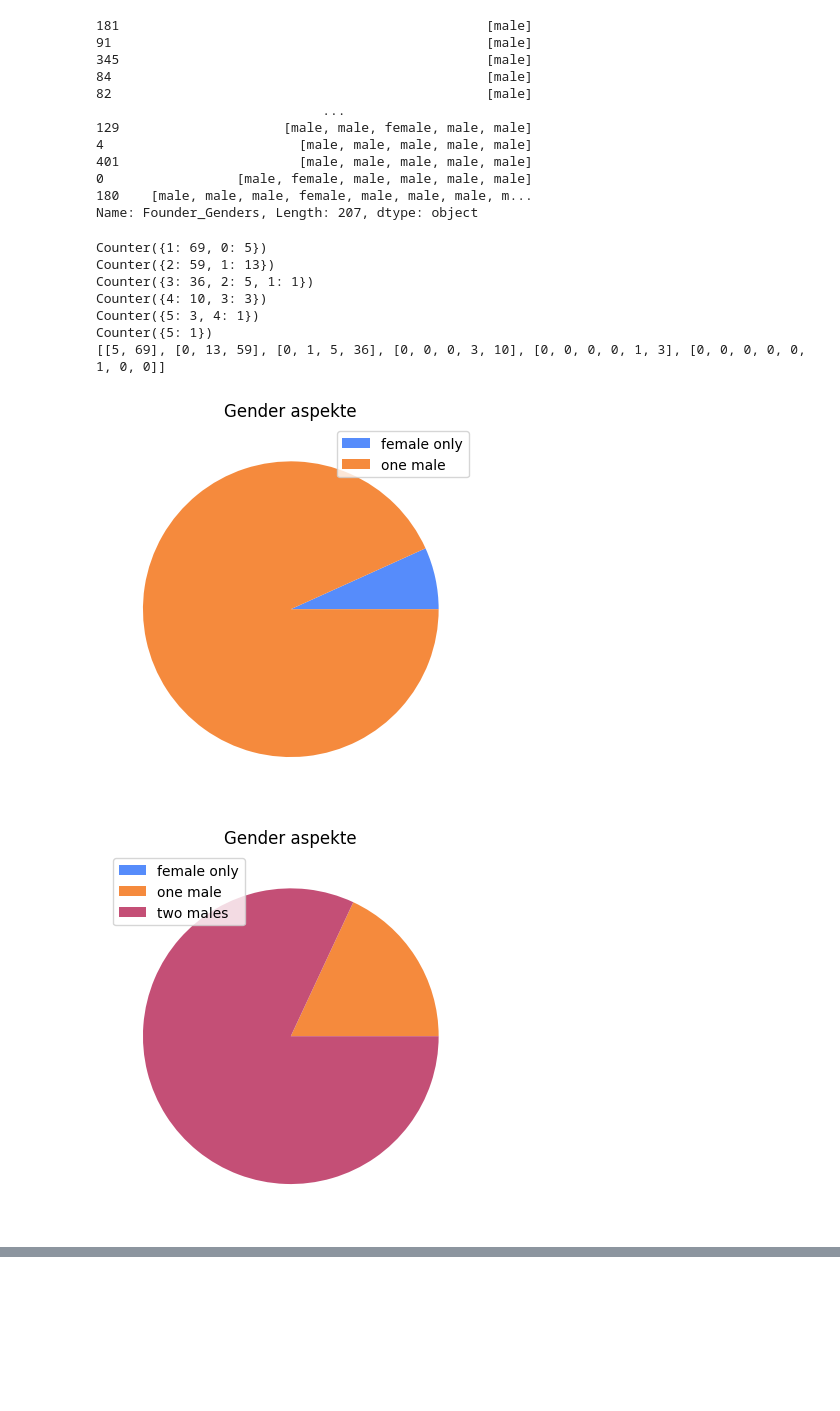
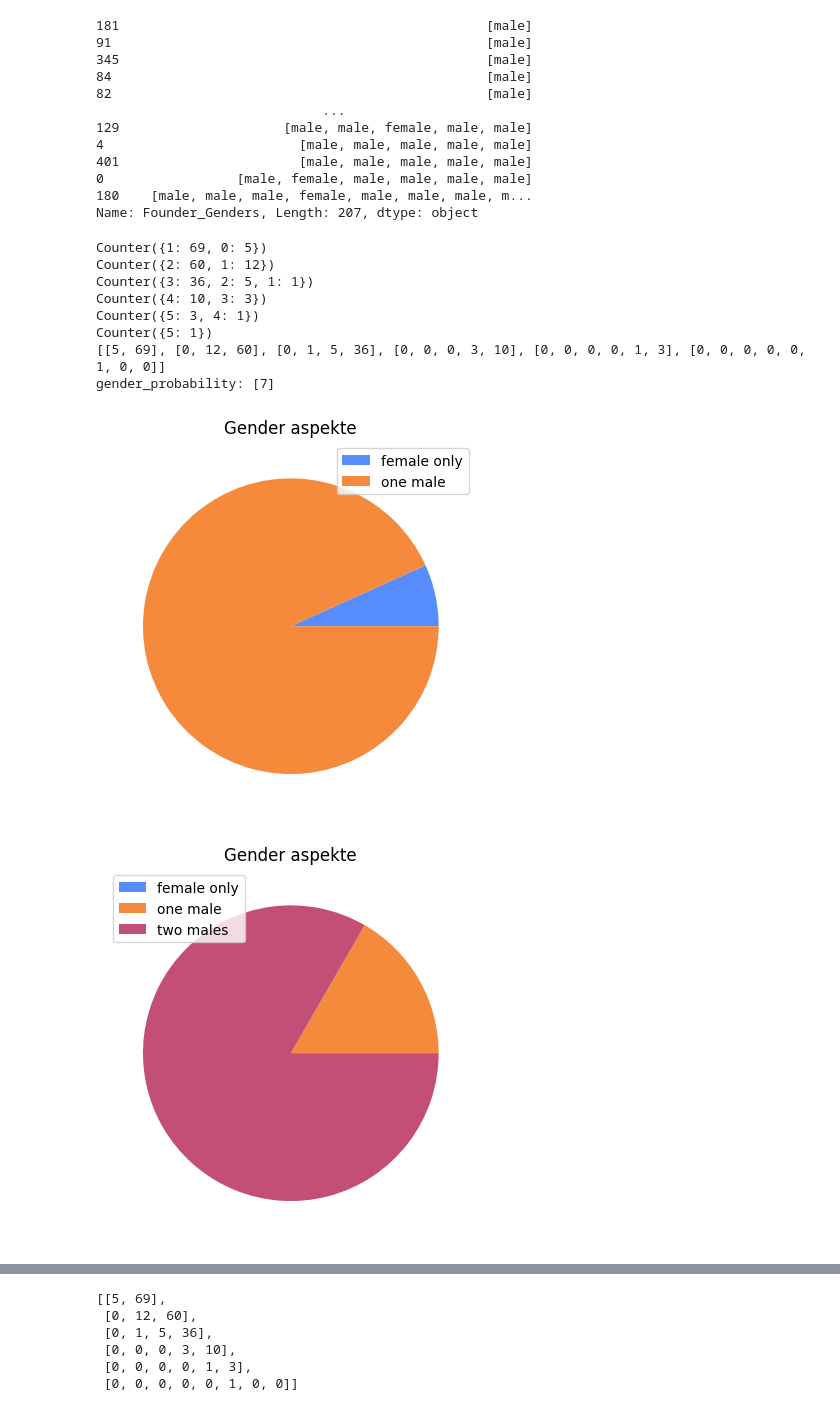
Before and after one commit to viktorpantushev/gender-aspekte-bei-unicorns, a Jupyter notebook: gender_aspekte_bei_unicorns.ipynb, the cells around one changed output, grey strips where cells are left out. Cells and saved outputs as stored; diff of their text form; code cells hidden in the pictures; blank space fills up the shorter version.

Commit message:
male female plot

```diff
--- a/gender_aspekte_bei_unicorns.ipynb
+++ b/gender_aspekte_bei_unicorns.ipynb
@@ -253,8 +253,6 @@ current_arraylen = 1
 male_gender_data = []
 gender_probability = []
 for value in sorted_series:
-    # print(value)
-
     if current_arraylen != len(value):
 
         current_arraylen = len(value)
@@ -269,28 +267,38 @@ for value in sorted_series:
     gender_probability.append(value.count('male'))
 
 print(male_gender_data)
+print("gender_probability: " + str(gender_probability))
 # %% [output]
 Counter({1: 69, 0: 5})
-Counter({2: 59, 1: 13})
+Counter({2: 60, 1: 12})
 Counter({3: 36, 2: 5, 1: 1})
 Counter({4: 10, 3: 3})
 Counter({5: 3, 4: 1})
 Counter({5: 1})
-[[5, 69], [0, 13, 59], [0, 1, 5, 36], [0, 0, 0, 3, 10], [0, 0, 0, 0, 1, 3], [0, 0, 0, 0, 0, 1, 0, 0]]
+[[5, 69], [0, 12, 60], [0, 1, 5, 36], [0, 0, 0, 3, 10], [0, 0, 0, 0, 1, 3], [0, 0, 0, 0, 0, 1, 0, 0]]
+gender_probability: [7]
 # %%
 
 for a in male_gender_data:
     mylabels = ["female only", "one male", "two males", "three males", "four males", "five males"]
     plt.pie(a)
     plt.legend(mylabels)
     plt.title("Gender aspekte")
 
 
     plt.show()
+
+male_gender_data
 # %% [output]
 [figure]
-[figure, old version]
+[figure, new version]
 [figure]
 [figure]
 [figure]
 [figure]
+[[5, 69],
+ [0, 12, 60],
+ [0, 1, 5, 36],
+ [0, 0, 0, 3, 10],
+ [0, 0, 0, 0, 1, 3],
+ [0, 0, 0, 0, 0, 1, 0, 0]]
```
Also changed, not shown: parts of 1 cell of this notebook.
